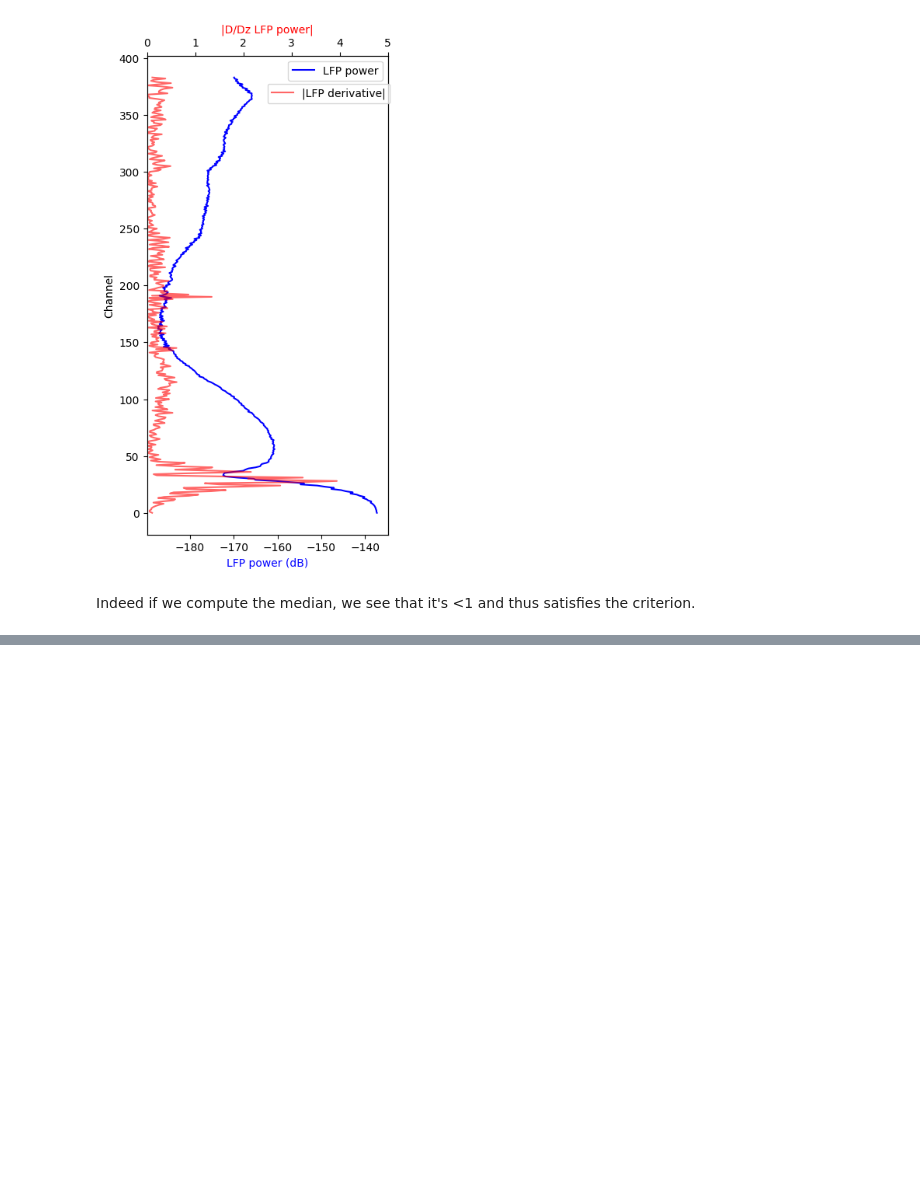
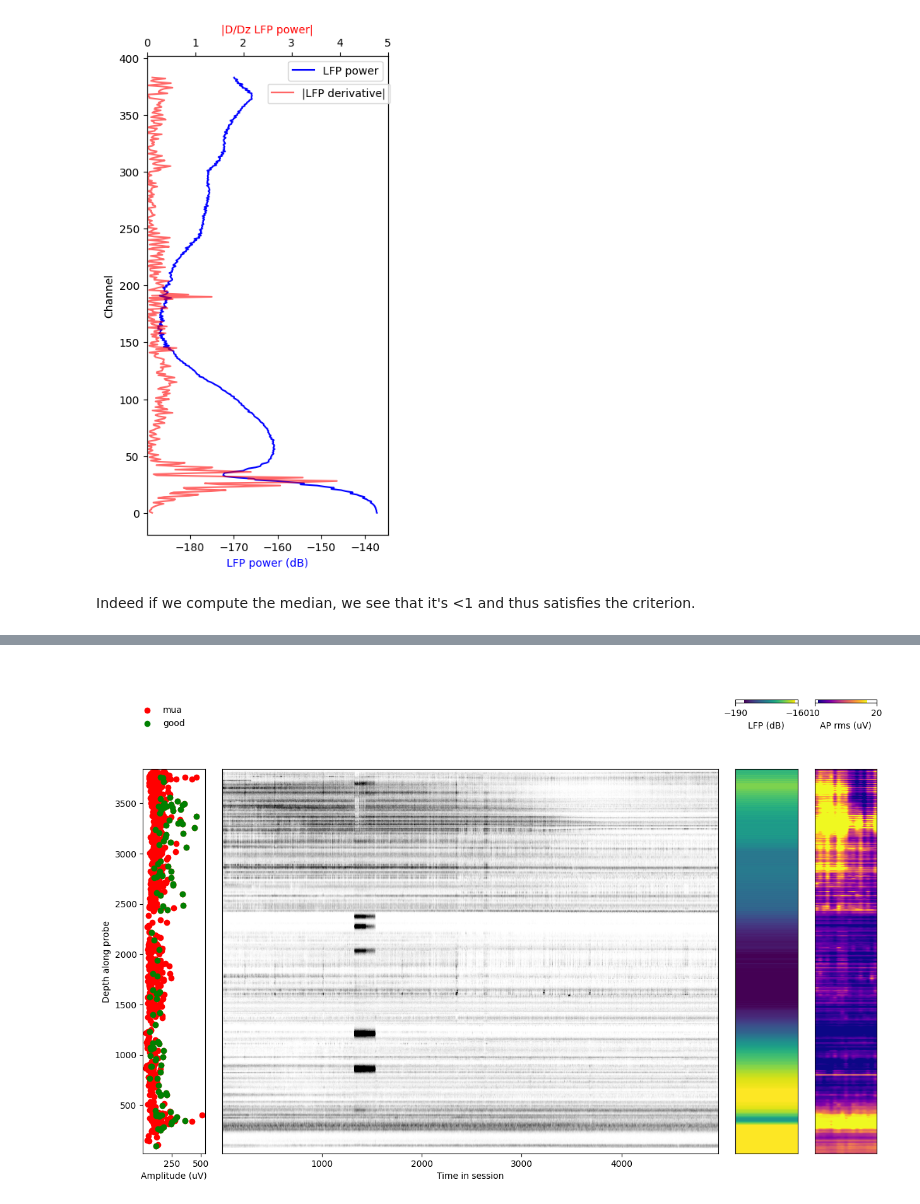
Before and after one commit to int-brain-lab/paper-reproducible-ephys, a Jupyter notebook: RIGOR_script.ipynb, the cells around one changed output, grey strips where cells are left out. Saved outputs shown, nothing was run; the diff lists cells and outputs as text; code cells hidden in the pictures; blank space fills up the shorter version.

```diff
--- a/RIGOR_script.ipynb
+++ b/RIGOR_script.ipynb
@@ -171,0 +188,16 @@ Median LFP power derivative: 0.18691789882998933
+# %%
+# pick a location to store the ALF files
+save_path = Path("/Users/chris/Documents/ALF_example")
+
+m = phy_model_from_ks2_path(ks2_path=spikesorting_path, bin_path=raw_data_path)
+ac = EphysAlfCreator(m)
+ac.convert(save_path, label=None, force=True, ampfactor=SpikeSorting._sample2v(ap_file))
+
+m.depths = np.load(save_path.joinpath('spikes.depths.npy'))
+c = spike_sorting_metrics_ks2(ks2_path=spikesorting_path, m=m)
+c.to_parquet(Path(save_path).joinpath('clusters.metrics.pqt'))
+
+# load sorting information
+channels = alfio.load_object(save_path, 'channels')
+clusters = alfio.load_object(save_path, 'clusters')
+spikes = alfio.load_object(save_path, 'spikes')
@@ -171,0 +256,69 @@ Median LFP power derivative: 0.18691789882998933
+# %%
+fig = plt.figure(figsize=(15, 10))
+gs = gridspec.GridSpec(1, 1, figure=fig, wspace=0.3, hspace=0.3)
+gs0 = gridspec.GridSpecFromSubplotSpec(2, 4, subplot_spec=gs[0], width_ratios=[1, 8, 1, 1],
+                                        height_ratios=[1, 10], wspace=0.1, hspace=0.3)
+gs0_ax1 = fig.add_subplot(gs0[0, 0])
+gs0_ax2 = fig.add_subplot(gs0[1, 0])
+gs0_ax3 = fig.add_subplot(gs0[0, 1])
+gs0_ax4 = fig.add_subplot(gs0[1, 1])
+gs0_ax5 = fig.add_subplot(gs0[0, 2])
+gs0_ax6 = fig.add_subplot(gs0[1, 2])
+gs0_ax7 = fig.add_subplot(gs0[0, 3])
+gs0_ax8 = fig.add_subplot(gs0[1, 3])
+
+min_chn = np.min(channels.localCoordinates[:, 1])
+max_chn = np.max(channels.localCoordinates[:, 1])
+
+# CLUSTER DEPTH VS AMP PLOT
+kp_idx = ~np.isnan(spikes.depths)
+_, cluster_depth, _ = compute_cluster_average(spikes.clusters[kp_idx], spikes.depths[kp_idx])
+_, cluster_amp, _ = compute_cluster_average(spikes.clusters[kp_idx], spikes.amps[kp_idx])
+good_idx = np.where(clusters.metrics.label[np.isin(clusters.metrics.cluster_id,
+                                                    np.unique(spikes.clusters[kp_idx]))] == 1)
+mua = gs0_ax2.scatter(cluster_amp * 1e6, cluster_depth, c='r')
+good = gs0_ax2.scatter(cluster_amp[good_idx] * 1e6, cluster_depth[good_idx], c='g')
+gs0_ax1.legend(handles=[mua, good], labels=['mua', 'good'], frameon=False, bbox_to_anchor=(0.8, 0.2))
+gs0_ax1.axis('off')
+gs0_ax2.set_xlabel('Amplitude (uV)')
+gs0_ax2.set_ylabel('Depth along probe')
+gs0_ax2.set_ylim(min_chn, max_chn)
+
+# SESSION RASTER PLOT
+t_bin = 0.1
+d_bin = 10
+kp_idx = ~np.isnan(spikes.depths)
+session_raster, t_vals, d_vals = bincount2D(spikes.times[kp_idx], spikes.depths[kp_idx],
+                                            t_bin, d_bin, ylim=[min_chn, max_chn])
+session_raster = session_raster / t_bin
+gs0_ax4.imshow(session_raster, extent=np.r_[np.min(t_vals), np.max(t_vals), min_chn, max_chn], aspect='auto',
+                origin='lower', vmax=50, cmap='binary')
+gs0_ax3.axis('off')
+gs0_ax4.set_yticks([])
+gs0_ax4.set_xlabel('Time in session')
+
+# LFP PLOT
+clim = np.nanquantile(lfp_power, [0.1, 0.9])
+lf_im = gs0_ax6.imshow(lfp_power[:, np.newaxis], extent=np.r_[0, 10, min_chn, max_chn], origin='lower', cmap='viridis', aspect='auto',
+                        vmin=clim[0], vmax=clim[1])
+cbar = fig.colorbar(lf_im, orientation="horizontal", ax=gs0_ax5)
+cbar.set_label('LFP (dB)')
+ticks = cbar.get_ticks()
+cbar.set_ticks([ticks[0], ticks[-1]])
+gs0_ax5.axis('off')
+gs0_ax6.set_yticks([])
+gs0_ax6.set_xticks([])
+
+# AP RMS PLOT
+rms_vals = all_rms[1, :]* 1e6
+clim = np.nanquantile(rms_vals, [0.1, 0.9])
+rms_im = gs0_ax8.imshow(rms_vals, extent=np.r_[0, 10, min_chn, max_chn], origin='lower', cmap='plasma', aspect='auto',
+                        vmin=clim[0], vmax=clim[1])
+gs0_ax8.set_yticks([])
+gs0_ax8.set_xticks([])
+cbar = fig.colorbar(rms_im, orientation="horizontal", ax=gs0_ax7)
+cbar.set_label('AP rms (uV)')
+ticks = cbar.get_ticks()
+cbar.set_ticks([ticks[0], ticks[-1]])
+gs0_ax7.axis('off')
+# %% [output]
@@ -171,0 +326 @@ Median LFP power derivative: 0.18691789882998933
+[figure, added]
```
Also changed, not shown: parts of 17 cells of this notebook.
